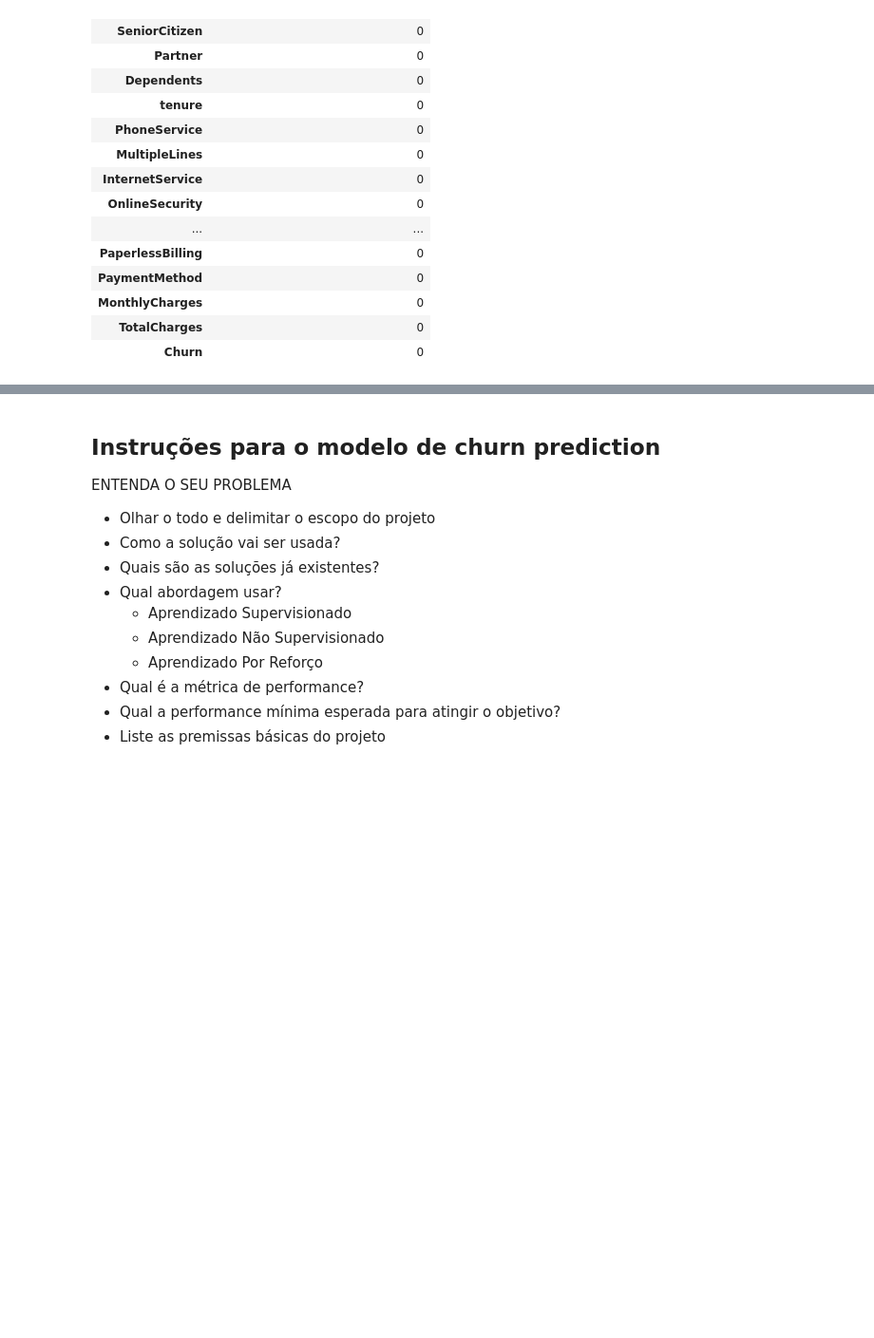
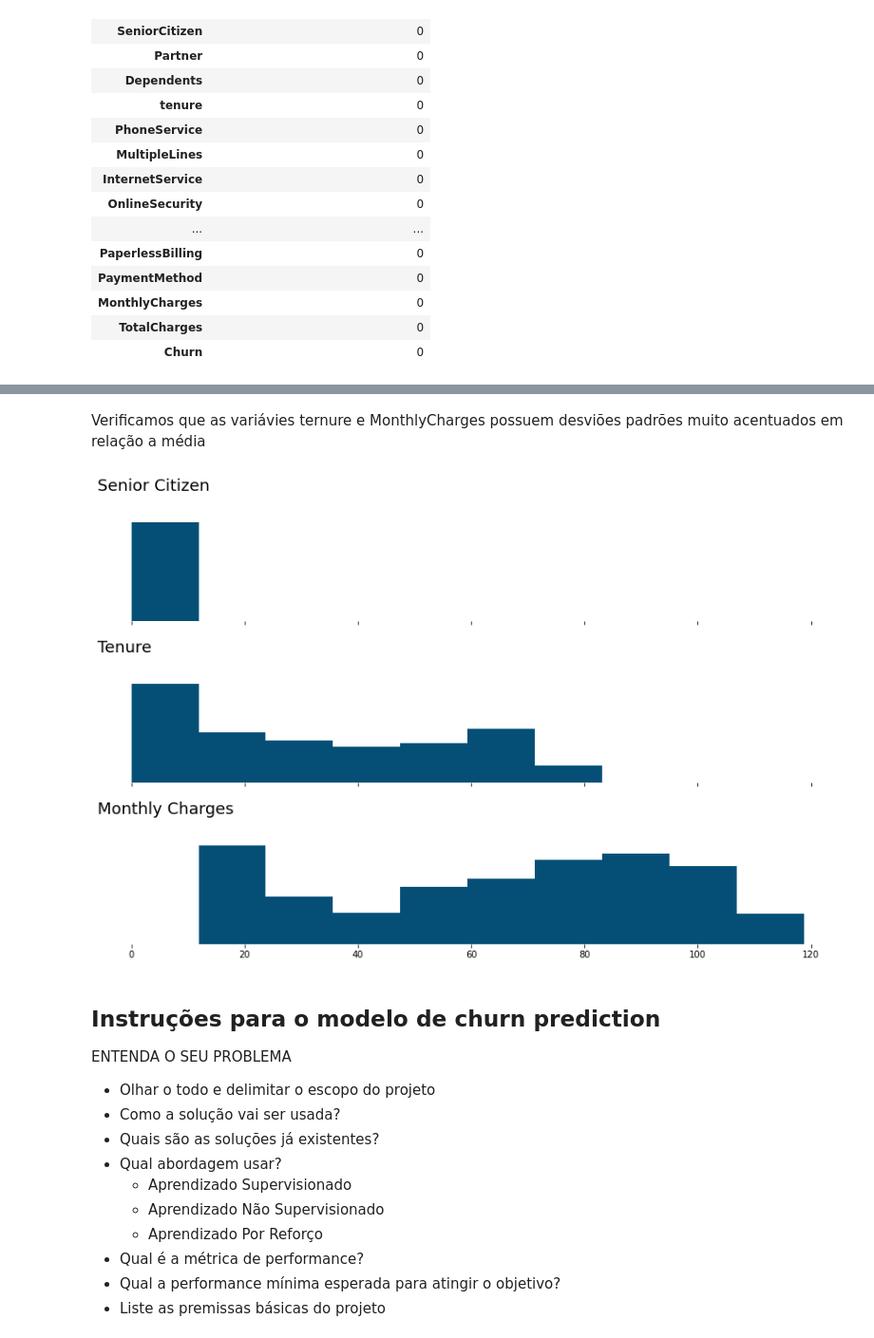
Before and after one commit to FerrazThales/Churn_prediction, a Jupyter notebook: Churn_Prediction_para_uma_empresa_de_Telecomunicações.ipynb, the cells around one changed output, grey strips where cells are left out. Shown: that part at 95% size. Drawn from its saved outputs; the diff is of its cells as text; code cells hidden in the pictures; blank space fills up the shorter version.

```diff
--- a/Churn_Prediction_para_uma_empresa_de_Telecomunicações.ipynb
+++ b/Churn_Prediction_para_uma_empresa_de_Telecomunicações.ipynb
@@ -138,3 +150,28 @@ pd.DataFrame(df.isnull().sum(),columns=['Quantidade de valores ausentes'])
+# %% [markdown]
+Verificamos que as variávies ternure e MonthlyCharges possuem desviões padrões muito acentuados em relação a média
+# %%
+#Histograma das variáveis
+ax = df.plot(kind='hist',subplots=True,figsize=(12,8),legend=False,color='#054F77')
+
+#primeiro gráfico
+ax[0].set_frame_on(False)
+ax[0].get_yaxis().set_visible(False)
+ax[0].set_title('Senior Citizen',loc='left',pad=30,fontdict={'fontsize':18,'Family':'Dejavu Sans'})
+
+#segundo gráfico
+ax[1].set_frame_on(False)
+ax[1].get_yaxis().set_visible(False)
+ax[1].set_title('Tenure',loc='left',pad=30,fontdict={'fontsize':18,'Family':'Dejavu Sans'})
+
+#terceiro gráfico
+ax[2].set_frame_on(False)
+ax[2].get_yaxis().set_visible(False)
+ax[2].set_title('Monthly Charges',loc='left',pad=30,fontdict={'fontsize':18,'Family':'Dejavu Sans'})
+
+
+plt.tight_layout(pad=2.0)
+# %% [output]
+[figure, added]
 # %% [markdown]
 ## Instruções para o modelo de churn prediction
 
```
Also changed, not shown: parts of 2 cells of this notebook.
